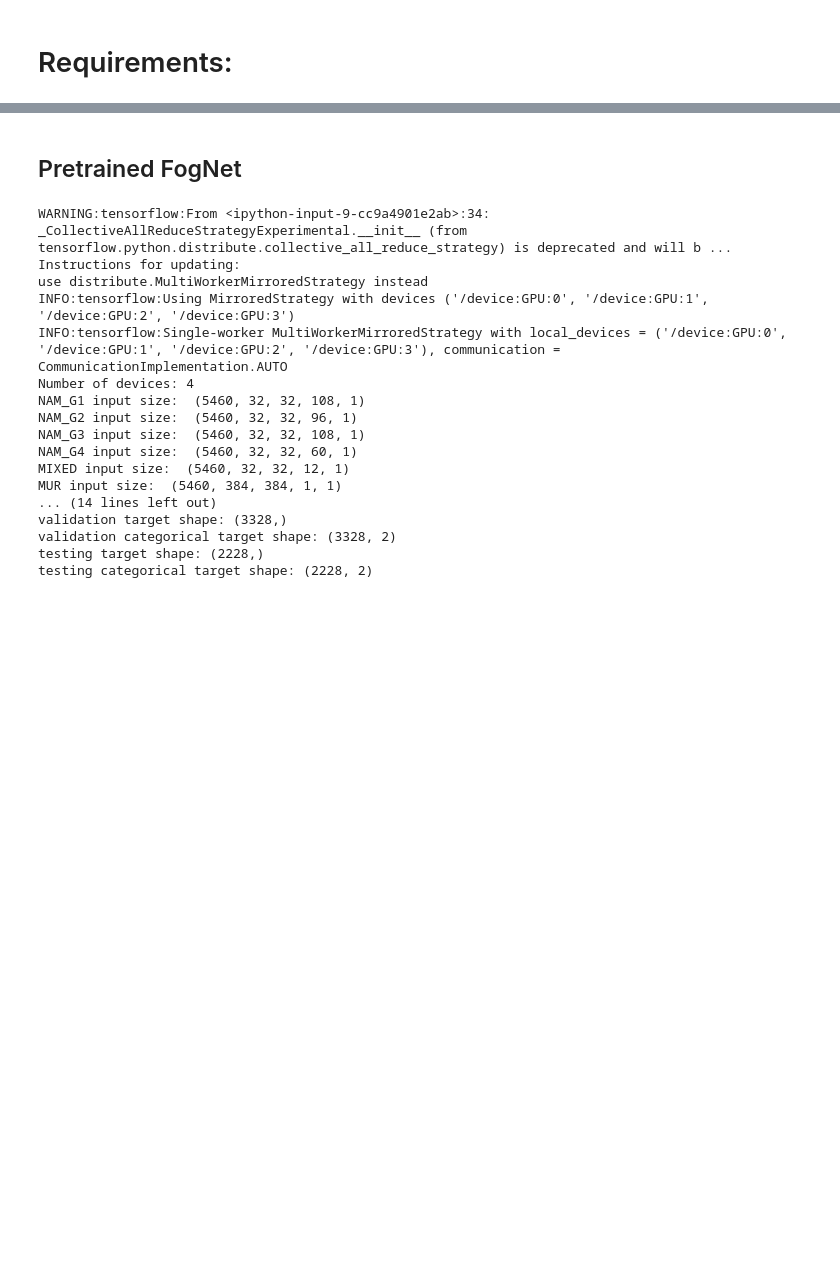
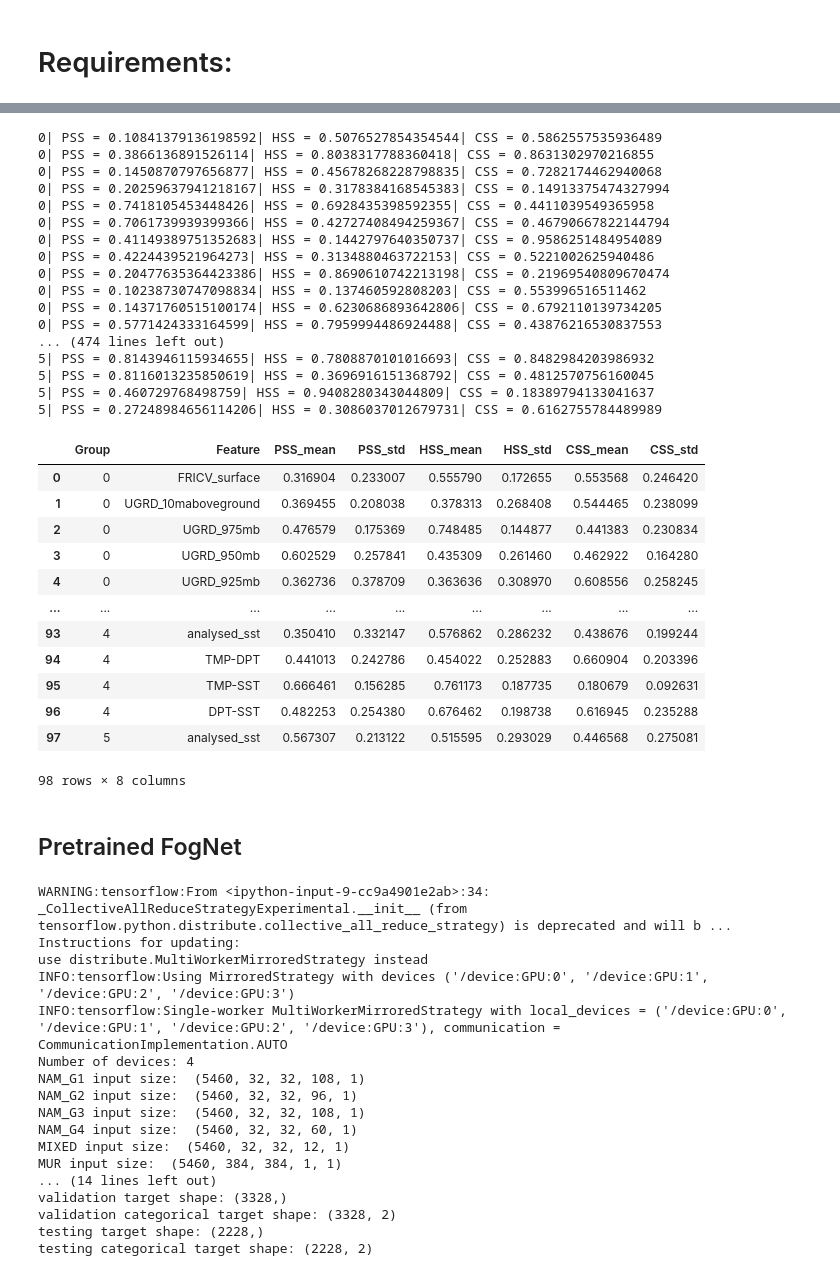
Before and after one commit to conrad-blucher-institute/FogNet, a Jupyter notebook: xai-analysis/group-based-xai/permutation.ipynb, the cells around one changed output, grey strips where cells are left out. Drawn from its saved outputs; the diff is of its cells as text; code cells hidden in the pictures; blank space fills up the shorter version.

Commit message:
5 iteration xai groupwise results

```diff
--- a/xai-analysis/group-based-xai/permutation.ipynb
+++ b/xai-analysis/group-based-xai/permutation.ipynb
@@ -25,0 +79,3 @@ from sklearn.metrics import confusion_matrix
+# %%
+df = FIGW(num_iter = 5, random_state=42)
+df
@@ -26,3 +173,37 @@ from sklearn.metrics import confusion_matrix
+# %%
+df = PFI_channels(num_iter = 5, random_state=42)
+df
+# %% [output]
+0| PSS = 0.10841379136198592| HSS = 0.5076527854354544| CSS = 0.5862557535936489
+0| PSS = 0.3866136891526114| HSS = 0.8038317788360418| CSS = 0.8631302970216855
+0| PSS = 0.1450870797656877| HSS = 0.45678268228798835| CSS = 0.7282174462940068
+0| PSS = 0.20259637941218167| HSS = 0.3178384168545383| CSS = 0.14913375474327994
+0| PSS = 0.7418105453448426| HSS = 0.6928435398592355| CSS = 0.4411039549365958
+0| PSS = 0.7061739939399366| HSS = 0.42727408494259367| CSS = 0.46790667822144794
+0| PSS = 0.41149389751352683| HSS = 0.1442797640350737| CSS = 0.9586251484954089
+0| PSS = 0.4224439521964273| HSS = 0.3134880463722153| CSS = 0.5221002625940486
+0| PSS = 0.20477635364423386| HSS = 0.8690610742213198| CSS = 0.21969540809670474
+0| PSS = 0.10238730747098834| HSS = 0.137460592808203| CSS = 0.553996516511462
+0| PSS = 0.14371760515100174| HSS = 0.6230686893642806| CSS = 0.6792110139734205
+0| PSS = 0.5771424333164599| HSS = 0.7959994486924488| CSS = 0.43876216530837553
+... (474 lines left out)
+5| PSS = 0.8143946115934655| HSS = 0.7808870101016693| CSS = 0.8482984203986932
+5| PSS = 0.8116013235850619| HSS = 0.3696916151368792| CSS = 0.4812570756160045
+5| PSS = 0.460729768498759| HSS = 0.9408280343044809| CSS = 0.18389794133041637
+5| PSS = 0.27248984656114206| HSS = 0.3086037012679731| CSS = 0.6162755784489989
+|  | Group | Feature | PSS_mean | PSS_std | HSS_mean | HSS_std | CSS_mean | CSS_std |
+| 0 | 0 | FRICV_surface | 0.316904 | 0.233007 | 0.555790 | 0.172655 | 0.553568 | 0.246420 |
+| 1 | 0 | UGRD_10maboveground | 0.369455 | 0.208038 | 0.378313 | 0.268408 | 0.544465 | 0.238099 |
+| 2 | 0 | UGRD_975mb | 0.476579 | 0.175369 | 0.748485 | 0.144877 | 0.441383 | 0.230834 |
+| 3 | 0 | UGRD_950mb | 0.602529 | 0.257841 | 0.435309 | 0.261460 | 0.462922 | 0.164280 |
+| 4 | 0 | UGRD_925mb | 0.362736 | 0.378709 | 0.363636 | 0.308970 | 0.608556 | 0.258245 |
+| ... | ... | ... | ... | ... | ... | ... | ... | ... |
+| 93 | 4 | analysed_sst | 0.350410 | 0.332147 | 0.576862 | 0.286232 | 0.438676 | 0.199244 |
+| 94 | 4 | TMP-DPT | 0.441013 | 0.242786 | 0.454022 | 0.252883 | 0.660904 | 0.203396 |
+| 95 | 4 | TMP-SST | 0.666461 | 0.156285 | 0.761173 | 0.187735 | 0.180679 | 0.092631 |
+| 96 | 4 | DPT-SST | 0.482253 | 0.254380 | 0.676462 | 0.198738 | 0.616945 | 0.235288 |
+| 97 | 5 | analysed_sst | 0.567307 | 0.213122 | 0.515595 | 0.293029 | 0.446568 | 0.275081 |
+98 rows × 8 columns
 # %%
 import tensorflow
 from tensorflow import keras
```
Also changed, not shown: parts of 3 cells of this notebook, 8 other files.
